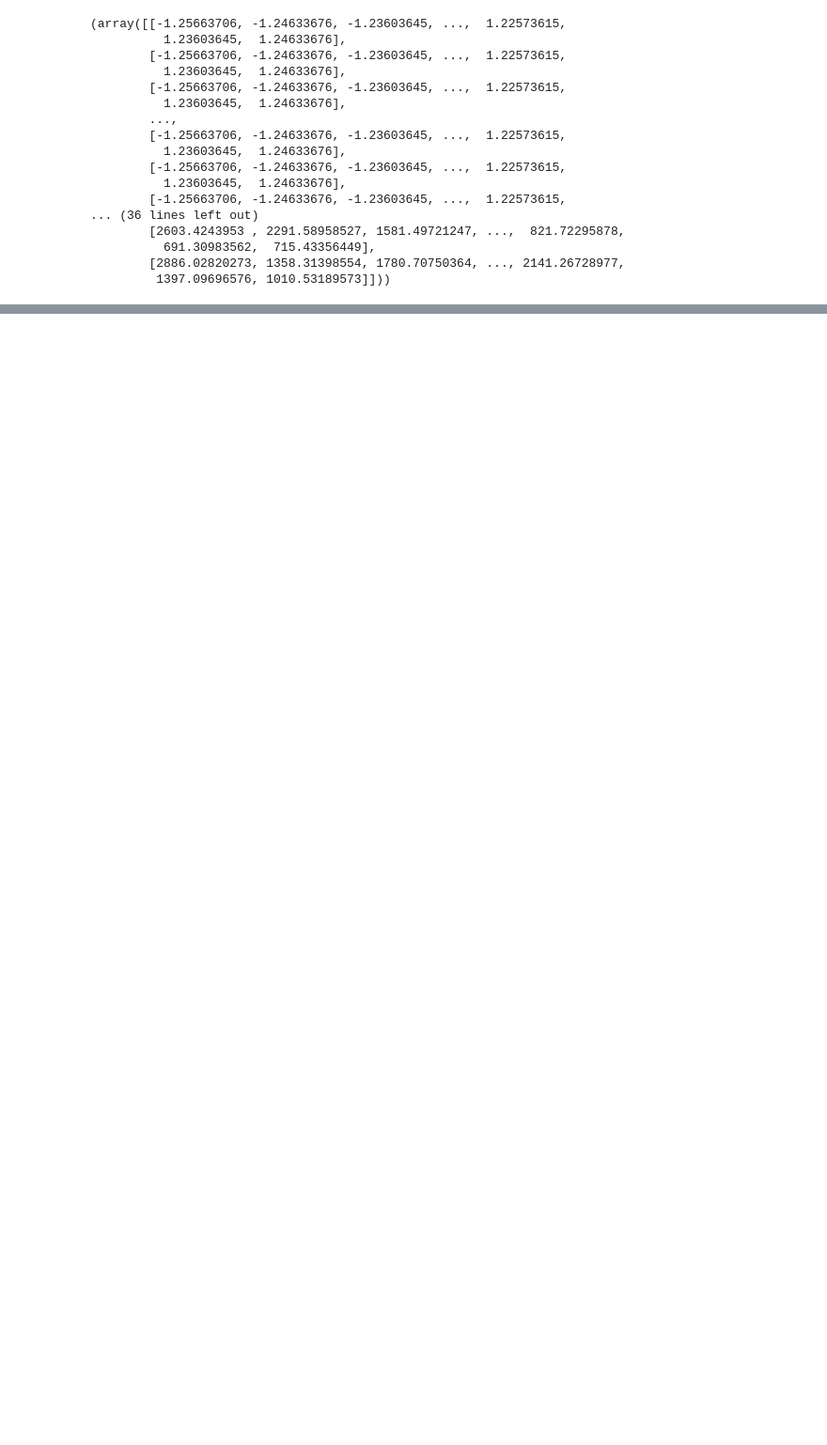
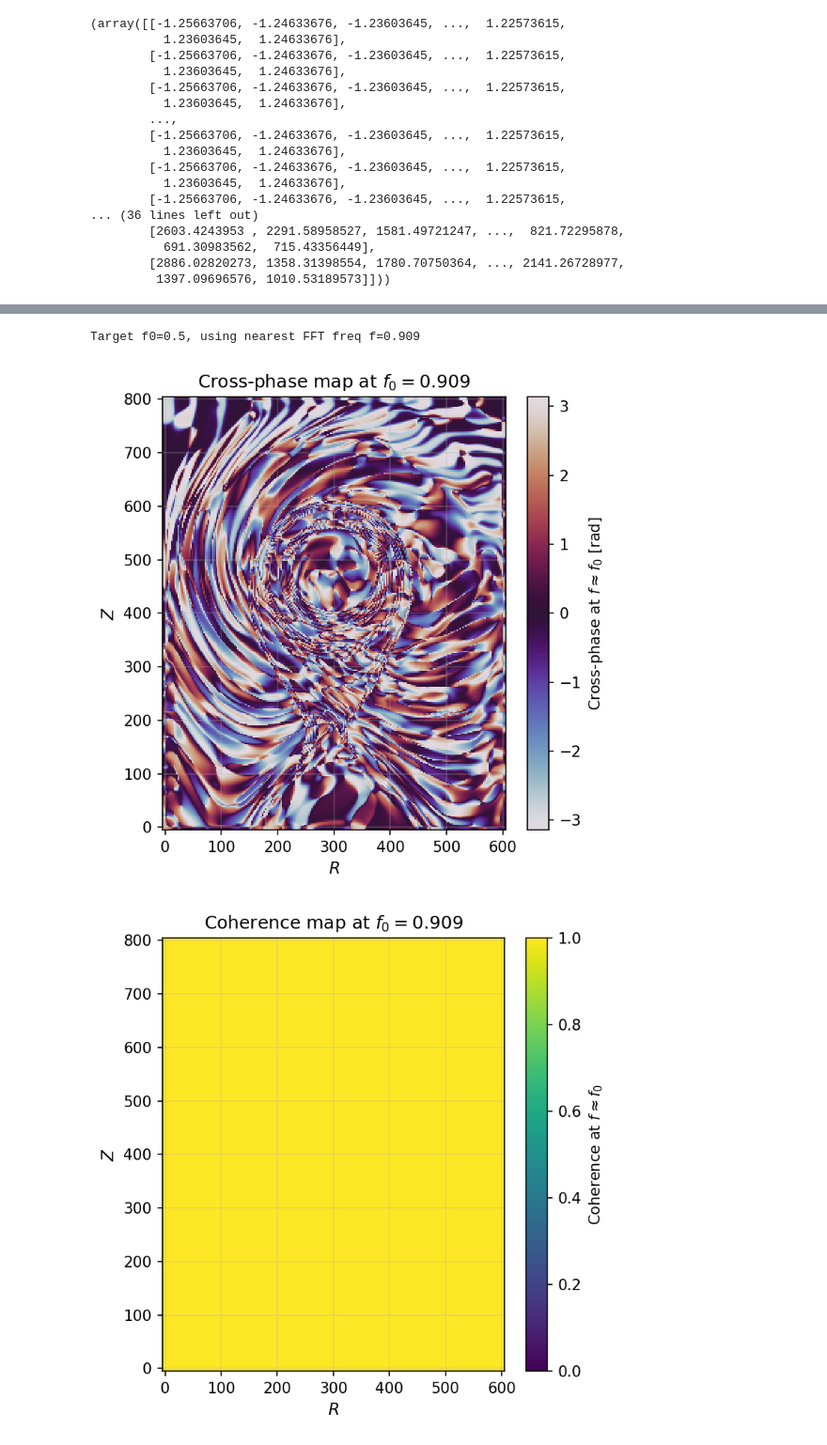
Before and after one commit to kyungtak/Jupyter_GBS, a Jupyter notebook: ML_validation/Cross_phase.ipynb, the cells around one changed output, grey strips where cells are left out. Shown: that part at 94% size. Drawn from its saved outputs; the diff is of its cells as text; code cells hidden in the pictures; blank space fills up the shorter version.

Commit message:
Update cross-phase

```diff
--- a/ML_validation/Cross_phase.ipynb
+++ b/ML_validation/Cross_phase.ipynb
@@ -122,8 +115,8 @@ k0 = 0
 iy0, ix0 = iy_list[k0], ix_list[k0]
 
 # Time series at that point
-n_ts   = dens_t[iy0, ix0, :]    # density(t)
-phi_ts = strmf_t[iy0, ix0, :]   # potential(t)
+n_ts   = dens_t[iy0, ix0+90, :]    # density(t)
+phi_ts = strmf_t[iy0, ix0+90, :]   # potential(t)
 
 freq, phase, coh = cross_phase_time_series(n_ts, phi_ts, dt)
 
@@ -480,0 +449,6 @@ def cross_phase_map_at_freq(dens_fluct, strmf_fluct, s, f0, coh_min=0.0):
+# %%
+cross_phase_map_at_freq(dens_fluct, strmf_fluct, s, 0.5, coh_min=0.0)
+# %% [output]
+Target f0=0.5, using nearest FFT freq f=0.909
+[figure, added]
+[figure, added]
```
Also changed, not shown: parts of 6 cells of this notebook.
